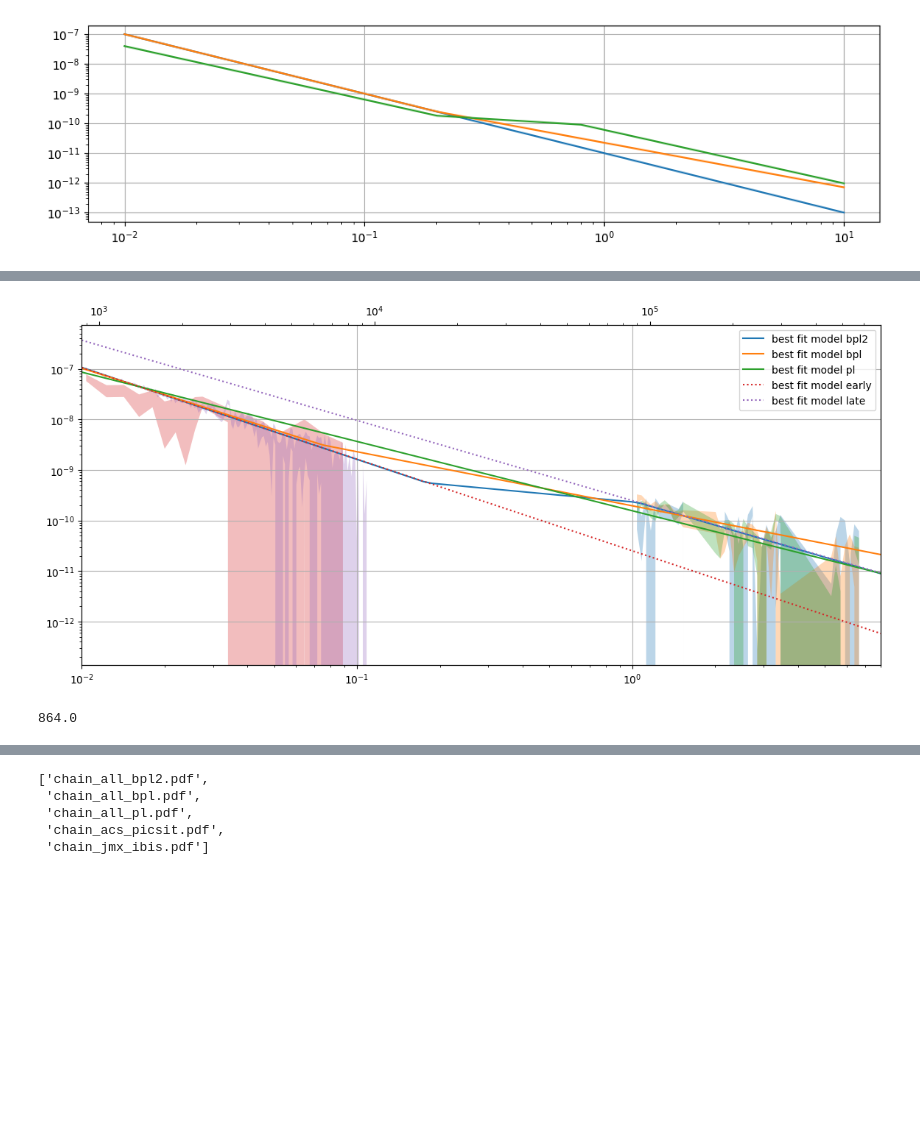
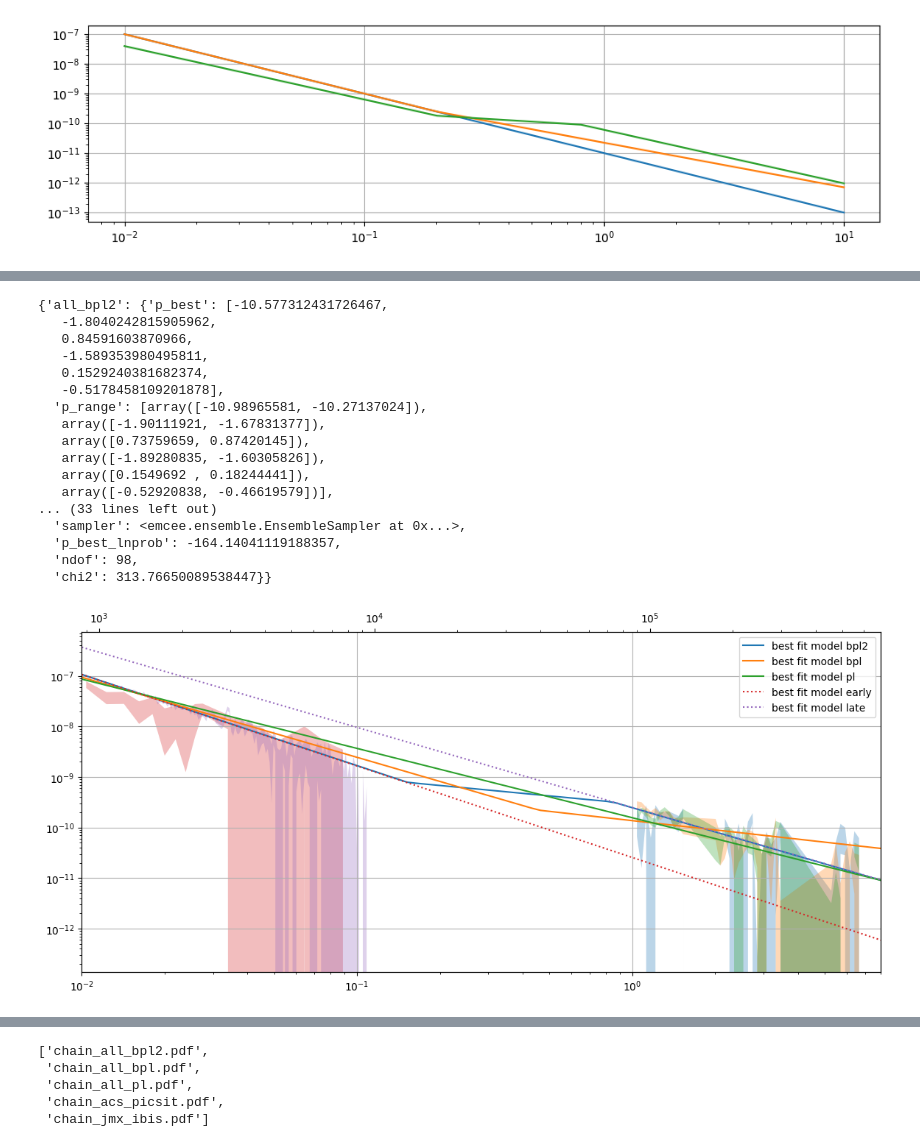
Before and after one commit to volodymyrss/grb221009, a Jupyter notebook: afterglow.ipynb, the cells around one changed output, grey strips where cells are left out. Saved outputs shown, nothing was run; the diff lists cells and outputs as text; code cells hidden in the pictures; blank space fills up the shorter version.

```diff
--- a/afterglow.ipynb
+++ b/afterglow.ipynb
@@ -14,8 +14,8 @@ from astropy.coordinates import SkyCoord
 # %% [output]
 INFO:numexpr.utils:NumExpr defaulting to 8 threads.
 # %%
-# oda:version "v0.1.29"
-nsampler=60
+# oda:version "v0.1.32"
+nsampler=30
 # %%
 from odafunction.executors import default_execute_to_value
 from odafunction.func.urifunc import URIipynbFunction, URIValue
@@ -858,13 +868,17 @@ def fitit(ipick, p0_v = [np.log10(1e-11), -1.8], use_syst=False, nprocess=6):
 
         return 0.0
 
+    def log_prob(p, return_chi2=False):
+        global ndof
 
-    def log_prob(p):
         mll = 0
 
         lp = log_prior(p)
         if not np.isfinite(lp):
             return -np.inf
+
+        ndof = 0
+        chi2 = 0
 
         for n, d in lc_by_instrument.items():
             # print(n)
@@ -896,6 +910,9 @@ def fitit(ipick, p0_v = [np.log10(1e-11), -1.8], use_syst=False, nprocess=6):
                 # print(p, 'model', s_t_model_gen(*p)(1, n), c_mll)
                 # print(n, c_mll.sum(), "d['re']:", dev.sum())
 
+                chi2 += dev.sum()
+                ndof += len(dev)
+
                 mll += c_mll.sum()
 
         if np.isnan(mll):
@@ -903,8 +920,10 @@ def fitit(ipick, p0_v = [np.log10(1e-11), -1.8], use_syst=False, nprocess=6):
             return -np.inf
 
         # print("this returns:", p, mll, lp)
-
-        return mll + lp
+        if return_chi2:
+            return chi2, ndof
+        else:
+            return mll + lp
 
     from multiprocessing.pool import ThreadPool as Pool
 
@@ -921,7 +940,9 @@ def fitit(ipick, p0_v = [np.log10(1e-11), -1.8], use_syst=False, nprocess=6):
     f = sampler.flatlnprobability
     assert(len(f[~np.isinf(f)])) > 0
 
-    return {'p_best': p_best, 'p_range': p_range, 'sampler': sampler, 'p_best_lnprob': p_best_lnprob}
+    chi2, ndof = log_prob(p_best, return_chi2=True)
+
+    return {'p_best': p_best, 'p_range': p_range, 'sampler': sampler, 'p_best_lnprob': p_best_lnprob, 'ndof': ndof, 'chi2': chi2}
 
 
 T = np.logspace(-2, 1, 100)
@@ -930,58 +951,80 @@ T = np.logspace(-2, 1, 100)
 
 ag_fit = {}
 
+models_to_plot = []
 
 r = fitit(lambda n: True, p0_v = [-10.6, -1.8, 0.8, -1.8, 0.17, -0.5])
 ag_fit['all_bpl2'] = r
-plt.plot(T, s_t_model_gen(*r['p_best'])(T, 'picsit'), label=f"best fit model bpl2")
+plt.plot(T, s_t_model_gen(*ag_fit['all_bpl2']['p_best'])(T, 'picsit'), label=f"best fit model bpl2")
+models_to_plot.append(lambda t, i:s_t_model_gen(*ag_fit['all_bpl2']['p_best'])(t, i))
 
 r = fitit(lambda n: True, p0_v = [np.log10(1.3e-11), -1.8, 0.8, -1.2])
 ag_fit['all_bpl'] = r
-plt.plot(T, s_t_model_gen(*r['p_best'])(T, 'picsit'), label="best fit model bpl")
+plt.plot(T, s_t_model_gen(*ag_fit['all_bpl']['p_best'])(T, 'picsit'), label="best fit model bpl")
+models_to_plot.append(lambda t, i:s_t_model_gen(*ag_fit['all_bpl']['p_best'])(t, i))
 
 r = fitit(lambda n: True, p0_v = [-10.2, -1.3], use_syst=True)
 ag_fit['all_pl'] = r
-plt.plot(T, s_t_model_gen(*r['p_best'])(T, 'picsit'), label="best fit model pl")
+plt.plot(T, s_t_model_gen(*ag_fit['all_pl']['p_best'])(T, 'picsit'), label="best fit model pl")
+models_to_plot.append(lambda t, i:s_t_model_gen(*ag_fit['all_pl']['p_best'])(t, i))
+
 
 r = fitit(lambda n: n in ['acs', 'picsit'], use_syst=True)
 ag_fit['acs_picsit'] = r
-plt.plot(T, s_t_model_gen(*r['p_best'])(T, 'picsit'), label="best fit model early", ls=":")
+plt.plot(T, s_t_model_gen(*ag_fit['acs_picsit']['p_best'])(T, 'picsit'), label="best fit model early", ls=":")
+models_to_plot.append(lambda t, i:s_t_model_gen(*ag_fit['acs_picsit'])(t, i))
 
 
+# r = fitit(lambda n: n in ['IBIS'])
 r = fitit(lambda n: n in ['JMX1', 'JMX2', 'IBIS'])
 ag_fit['jmx_ibis'] = r
-plt.plot(T, s_t_model_gen(*r['p_best'])(T, 'picsit'), label="best fit model late", ls=":")
+plt.plot(T, s_t_model_gen(*ag_fit['jmx_ibis']['p_best'])(T, 'picsit'), label="best fit model late", ls=":")
+models_to_plot.append(lambda t, i:s_t_model_gen(*ag_fit['jmx_ibis']['p_best'])(t, i))
 
 
 plt.legend()
 
 for n, d in lc_by_instrument.items():
     m = d['t'] > 0.01
     plt.fill_between(d['t'][m],
                      (d['r'] - d['re'])[m] * conversion_for_instrument(n),
                      (d['r'] + d['re'])[m] * conversion_for_instrument(n), alpha=0.3)
 
 plt.loglog()
 plt.xlim([1e-2, 8])
 
-plt.grid()
+# plt.grid()
 
 xl_d = plt.gca().get_xlim()
 
 plt.twiny()
 plt.xlim(np.array(xl_d)*24*3600)
 plt.semilogx()
 
 
 plt.savefig("st_models.pdf")
 plt.savefig("st_models.png")
 
 # TODO: separate fits for two sections with a break
 # TODO: make spectral real
 # TODO: make steps with fill
+ag_fit
 # %% [output]
+{'all_bpl2': {'p_best': [-10.577312431726467,
+   -1.8040242815905962,
+   0.84591603870966,
+   -1.589353980495811,
+   0.1529240381682374,
+   -0.5178458109201878],
+  'p_range': [array([-10.98965581, -10.27137024]),
+   array([-1.90111921, -1.67831377]),
+   array([0.73759659, 0.87420145]),
+   array([-1.89280835, -1.60305826]),
+   array([0.1549692 , 0.18244441]),
+   array([-0.52920838, -0.46619579])],
+... (33 lines left out)
+  'sampler': <emcee.ensemble.EnsembleSampler at 0x...>,
+  'p_best_lnprob': -164.14041119188357,
+  'ndof': 98,
+  'chi2': 313.76650089538447}}
-[figure, old version]
+[figure, new version]
-# %%
-1e-2*24*3600
-# %% [output]
-864.0
```
Also changed, not shown: parts of 11 cells of this notebook, 3 other files.
